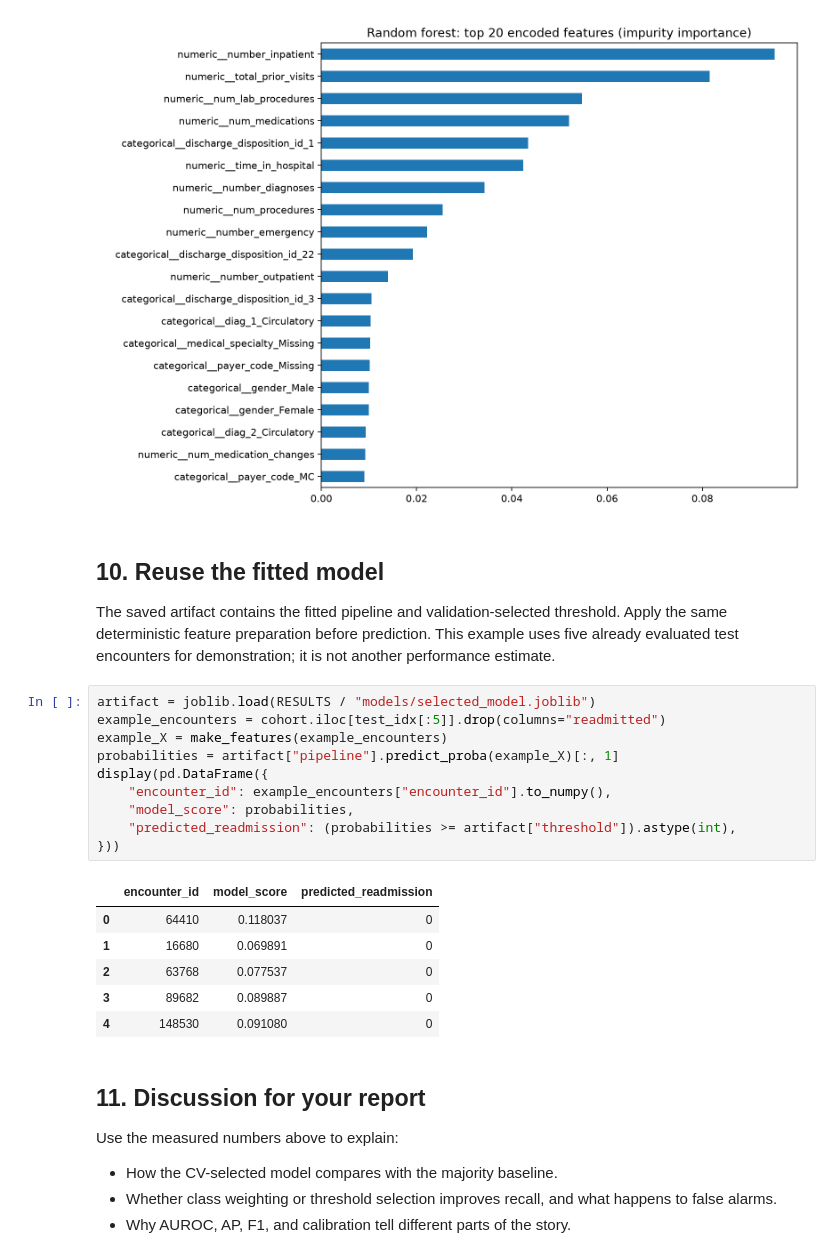
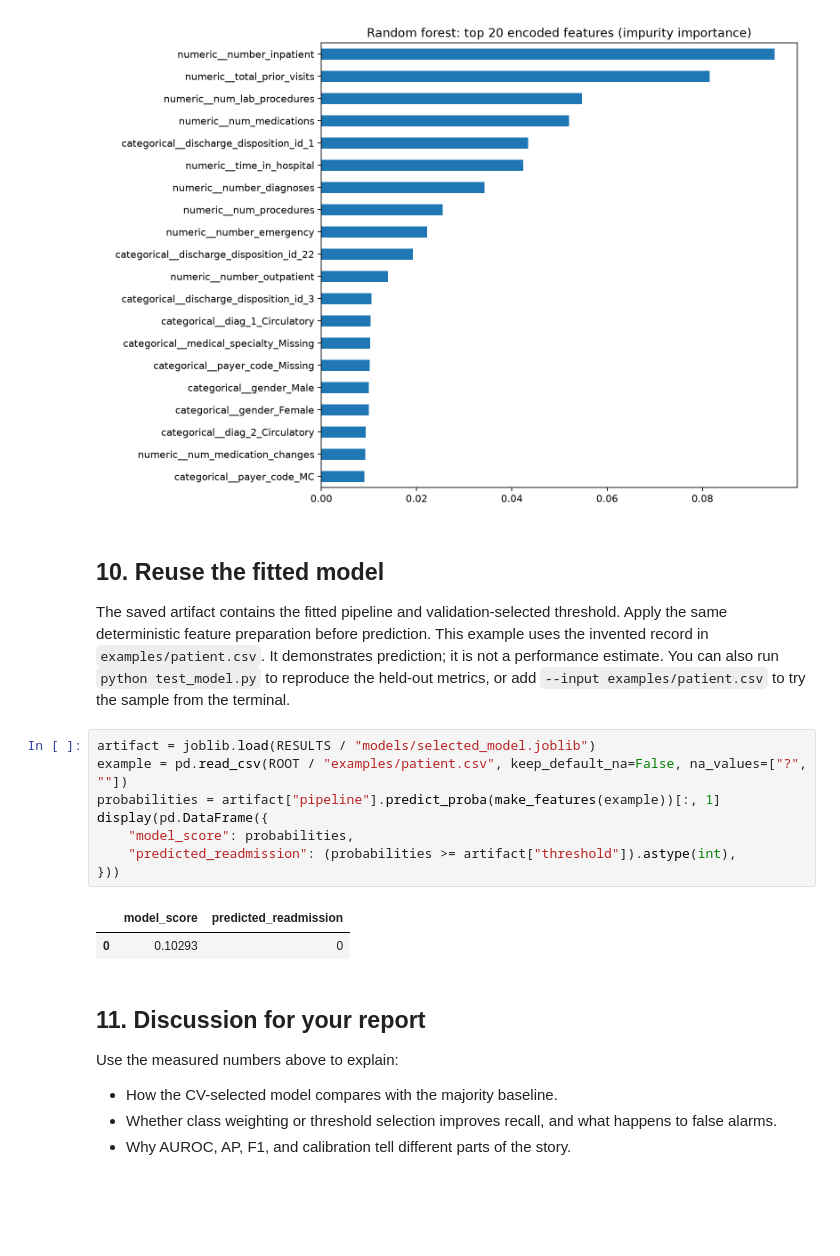
Before and after one commit to TheMohammadKhalil/diabetes-readmission-prediction, a Jupyter notebook: notebooks/readmission_project.ipynb, the cells around one changed output. Cells and saved outputs as stored; diff of their text form; blank space fills up the shorter version.

```diff
--- a/notebooks/readmission_project.ipynb
+++ b/notebooks/readmission_project.ipynb
@@ -283,24 +293,18 @@ display(Image(filename=str(RESULTS / "feature_importance.png")))
 # %% [markdown]
 ## 10. Reuse the fitted model
 
-The saved artifact contains the fitted pipeline and validation-selected threshold. Apply the same deterministic feature preparation before prediction. This example uses five already evaluated test encounters for demonstration; it is not another performance estimate.
+The saved artifact contains the fitted pipeline and validation-selected threshold. Apply the same deterministic feature preparation before prediction. This example uses the invented record in `examples/patient.csv`. It demonstrates prediction; it is not a performance estimate. You can also run `python test_model.py` to reproduce the held-out metrics, or add `--input examples/patient.csv` to try the sample from the terminal.
 # %%
 artifact = joblib.load(RESULTS / "models/selected_model.joblib")
-example_encounters = cohort.iloc[test_idx[:5]].drop(columns="readmitted")
-example_X = make_features(example_encounters)
-probabilities = artifact["pipeline"].predict_proba(example_X)[:, 1]
+example = pd.read_csv(ROOT / "examples/patient.csv", keep_default_na=False, na_values=["?", ""])
+probabilities = artifact["pipeline"].predict_proba(make_features(example))[:, 1]
 display(pd.DataFrame({
-    "encounter_id": example_encounters["encounter_id"].to_numpy(),
     "model_score": probabilities,
     "predicted_readmission": (probabilities >= artifact["threshold"]).astype(int),
 }))
 # %% [output]
-|  | encounter_id | model_score | predicted_readmission |
-| 0 | 64410 | 0.118037 | 0 |
-| 1 | 16680 | 0.069891 | 0 |
-| 2 | 63768 | 0.077537 | 0 |
-| 3 | 89682 | 0.089887 | 0 |
-| 4 | 148530 | 0.091080 | 0 |
+|  | model_score | predicted_readmission |
+| 0 | 0.10293 | 0 |
 # %% [markdown]
 ## 11. Discussion for your report
 
```
Also changed, not shown: parts of 2 cells of this notebook, 20 other files.
